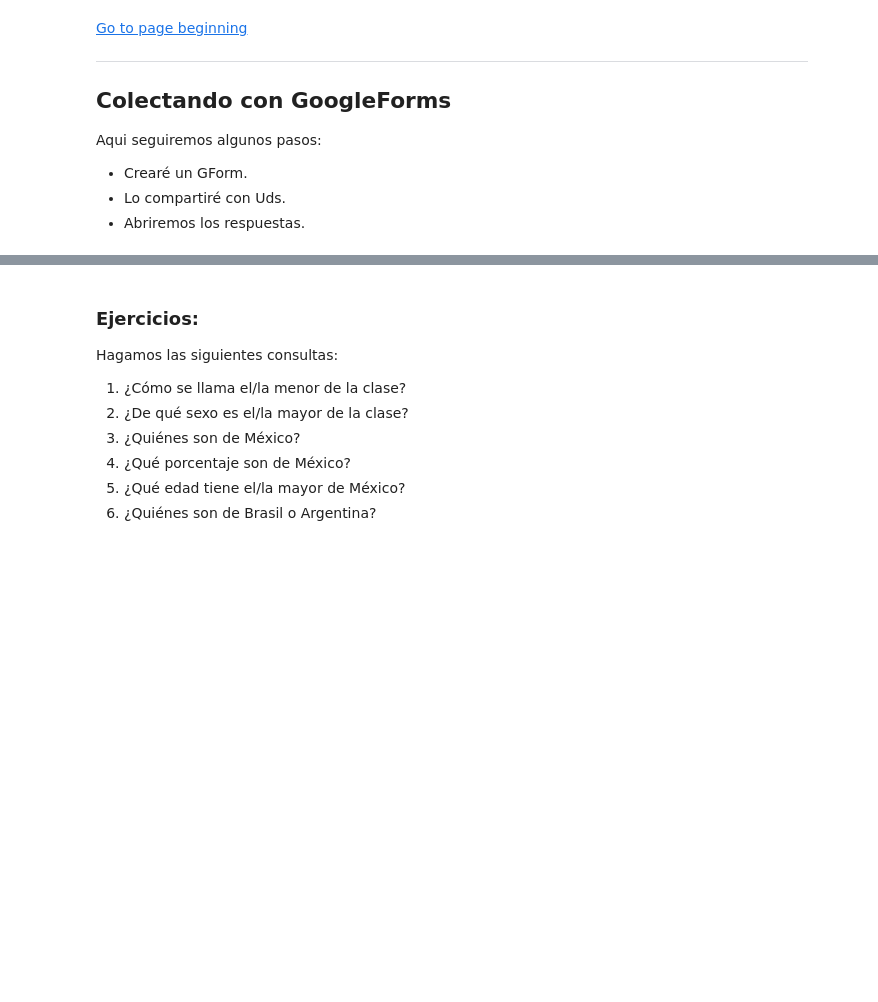
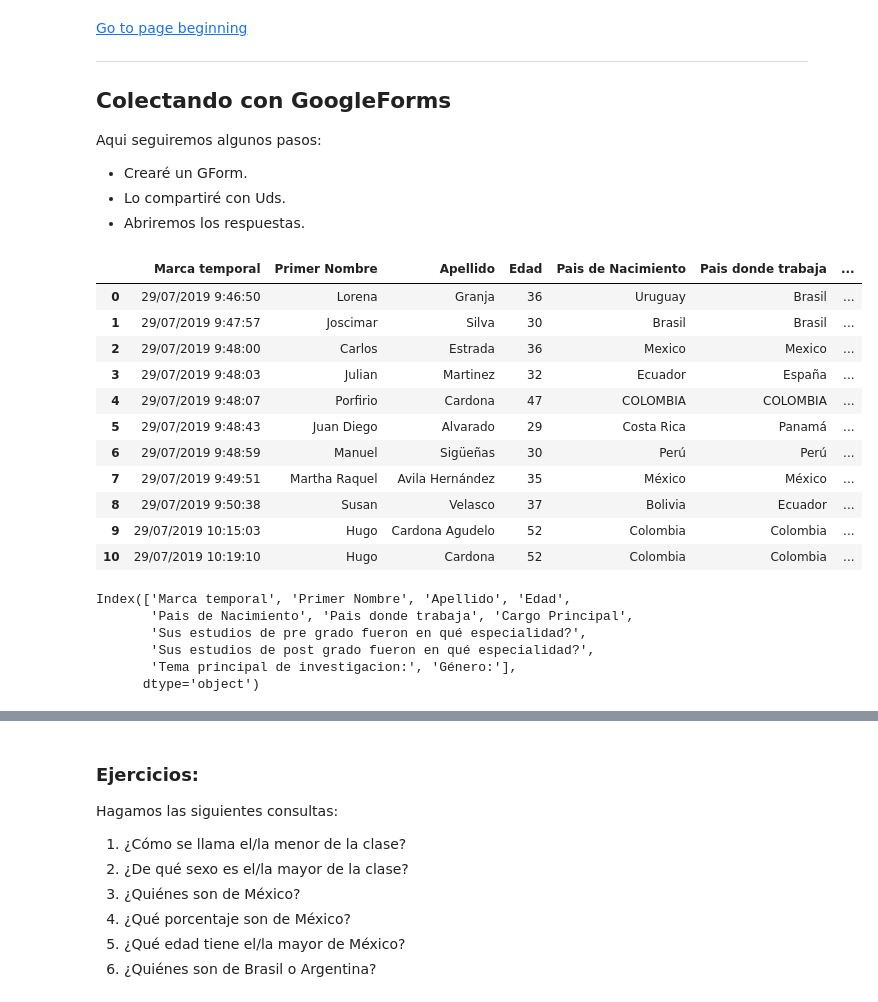
Before and after one commit to escuela-alacip/introPython, a Jupyter notebook: Parte3_P_CargaDeData.ipynb, the cells around one changed output, grey strips where cells are left out. Cells and saved outputs as stored; diff of their text form; code cells hidden in the pictures; blank space fills up the shorter version.

```diff
--- a/Parte3_P_CargaDeData.ipynb
+++ b/Parte3_P_CargaDeData.ipynb
@@ -117,0 +198,28 @@ Aqui seguiremos algunos pasos:
+# %%
+link='https://docs.google.com/spreadsheets/d/e/2PACX-1vQ-WUZKuNEtiW4-IMns8gl_lbf7pJKye2YlDAfPX2Uw_XntJ_dJ_tkGFMjHEG840jTBzefNwOKuiQ_O/pub?gid=1446415049&single=true&output=csv'
+myData = pd.read_csv(link)
+
+# here it is:
+myData
+# %% [output]
+|  | Marca temporal | Primer Nombre | Apellido | Edad | Pais de Nacimiento | Pais donde trabaja | ... |
+| 0 | 29/07/2019 9:46:50 | Lorena | Granja | 36 | Uruguay | Brasil | ... |
+| 1 | 29/07/2019 9:47:57 | Joscimar | Silva | 30 | Brasil | Brasil | ... |
+| 2 | 29/07/2019 9:48:00 | Carlos | Estrada | 36 | Mexico | Mexico | ... |
+| 3 | 29/07/2019 9:48:03 | Julian | Martinez | 32 | Ecuador | España | ... |
+| 4 | 29/07/2019 9:48:07 | Porfirio | Cardona | 47 | COLOMBIA | COLOMBIA | ... |
+| 5 | 29/07/2019 9:48:43 | Juan Diego | Alvarado | 29 | Costa Rica | Panamá | ... |
+| 6 | 29/07/2019 9:48:59 | Manuel | Sigüeñas | 30 | Perú | Perú | ... |
+| 7 | 29/07/2019 9:49:51 | Martha Raquel | Avila Hernández | 35 | México | México | ... |
+| 8 | 29/07/2019 9:50:38 | Susan | Velasco | 37 | Bolivia | Ecuador | ... |
+| 9 | 29/07/2019 10:15:03 | Hugo | Cardona Agudelo | 52 | Colombia | Colombia | ... |
+| 10 | 29/07/2019 10:19:10 | Hugo | Cardona | 52 | Colombia | Colombia | ... |
+# %%
+myData.columns
+# %% [output]
+Index(['Marca temporal', 'Primer Nombre', 'Apellido', 'Edad',
+       'Pais de Nacimiento', 'Pais donde trabaja', 'Cargo Principal',
+       'Sus estudios de pre grado fueron en qué especialidad?',
+       'Sus estudios de post grado fueron en qué especialidad?',
+       'Tema principal de investigacion:', 'Género:'],
+      dtype='object')
```
Also changed, not shown: parts of 36 cells of this notebook, 3 other files.
